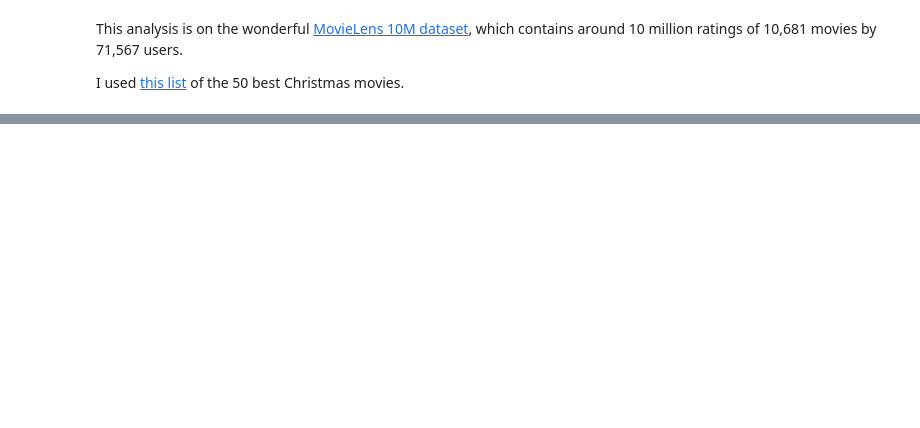
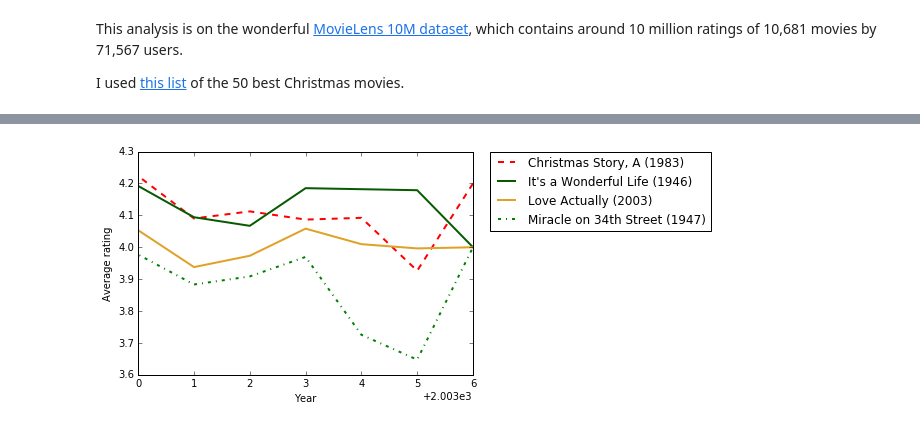
Before and after one commit to t-redactyl/MovieLens-analysis, a Jupyter notebook: Christmas movies scrapping.ipynb, the cells around one changed output, grey strips where cells are left out. Saved outputs shown, nothing was run; the diff lists cells and outputs as text; code cells hidden in the pictures; blank space fills up the shorter version.

```diff
--- a/Christmas movies scrapping.ipynb
+++ b/Christmas movies scrapping.ipynb
@@ -344,6 +276,6 @@ GROUP BY movies.title, Year;
 
 cursor = cnx.cursor()
 cursor.execute(query)
-df4 = DataFrame(cursor.fetchall(),
+df3 = DataFrame(cursor.fetchall(),
                columns = ['Title', 'Year',
                           'AverageRating'])
@@ -349,0 +302,27 @@ df4 = DataFrame(cursor.fetchall(),
+# %%
+import matplotlib.patches as mpatches
+
+plt.plot(df3['Year'].loc[df3['Title'] == df2['Title'][0]],
+         df3['AverageRating'].loc[df3['Title'] == df2['Title'][0]],
+         color='#FF0000', linestyle='dashed', linewidth=2.0,
+         label = df2['Title'][0])
+plt.plot(df3['Year'].loc[df3['Title'] == df2['Title'][1]],
+         df3['AverageRating'].loc[df3['Title'] == df2['Title'][1]],
+         color='#065A00', linewidth=2.0,
+         label = df2['Title'][1])
+plt.plot(df3['Year'].loc[df3['Title'] == df2['Title'][7]],
+         df3['AverageRating'].loc[df3['Title'] == df2['Title'][7]],
+         color='#DFA226', linewidth=2.0,
+         label = df2['Title'][7])
+plt.plot(df3['Year'].loc[df3['Title'] == df2['Title'][13]],
+         df3['AverageRating'].loc[df3['Title'] == df2['Title'][13]],
+         color='green', linestyle='dashdot', linewidth=2.0,
+         label = df2['Title'][13])
+plt.xlabel('Year')
+plt.ylabel('Average rating')
+plt.xlim((2003, 2009))
+plt.legend(bbox_to_anchor=(1.05, 1), loc=2, borderaxespad=0.)
+
+plt.show()
+# %% [output]
+[figure, added]
```
Also changed, not shown: parts of 21 cells of this notebook.
